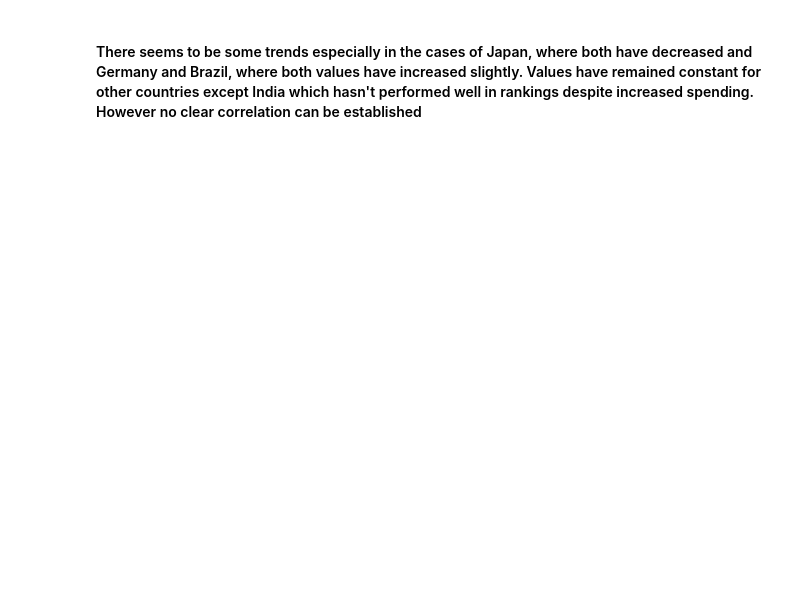
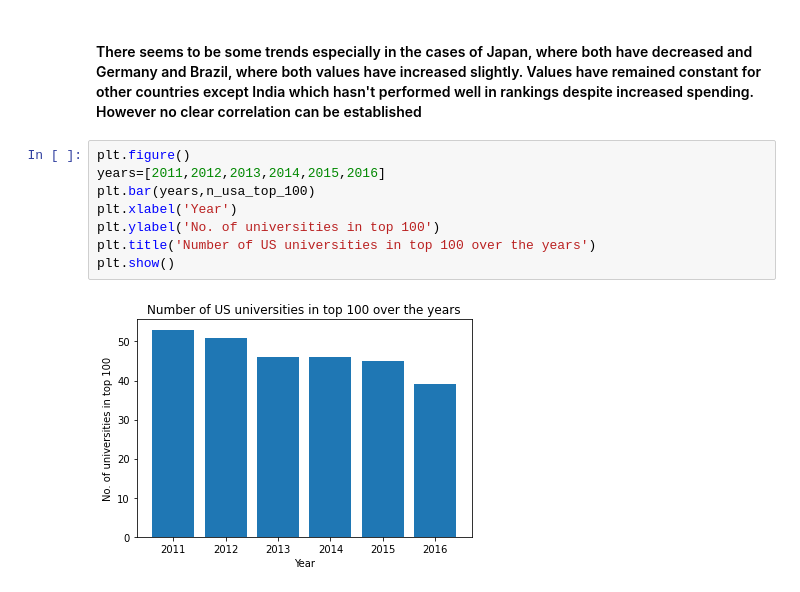
Before and after one commit to aarthy-22/ece-143, a Jupyter notebook: notebook/university_ranking_analysis.ipynb, the cells around one changed output. Cells and saved outputs as stored; diff of their text form; blank space fills up the shorter version.

```diff
--- a/notebook/university_ranking_analysis.ipynb
+++ b/notebook/university_ranking_analysis.ipynb
@@ -146,3 +153,13 @@ alt.hconcat(chart1, chart2).configure_axis(
 [interactive output not drawn]
 # %% [markdown]
 #### There seems to be some trends especially in the cases of Japan, where both have decreased and Germany and Brazil, where both values have increased slightly. Values have remained constant for other countries except India which hasn't performed well in rankings despite increased spending. However no clear correlation can be established ####
+# %%
+plt.figure()
+years=[2011,2012,2013,2014,2015,2016]
+plt.bar(years,n_usa_top_100)
+plt.xlabel('Year')
+plt.ylabel('No. of universities in top 100')
+plt.title('Number of US universities in top 100 over the years')
+plt.show()
+# %% [output]
+[figure, added]
```
Also changed, not shown: parts of 10 cells of this notebook.
